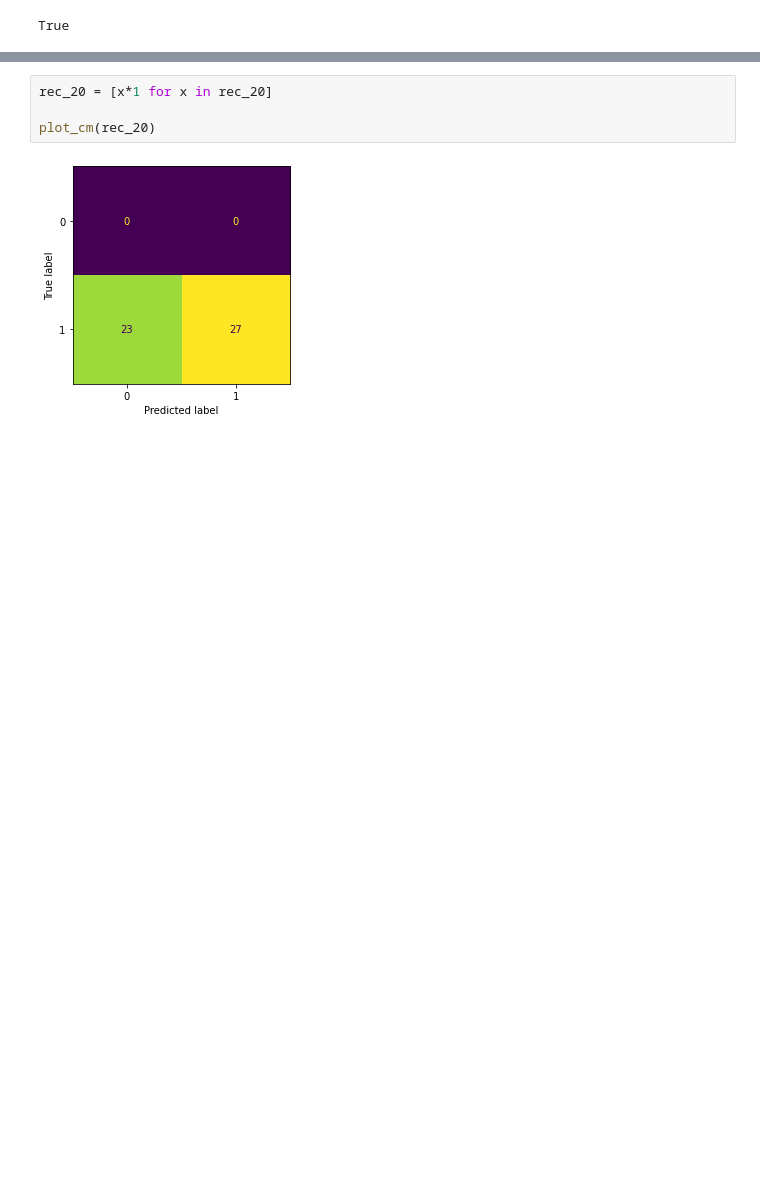
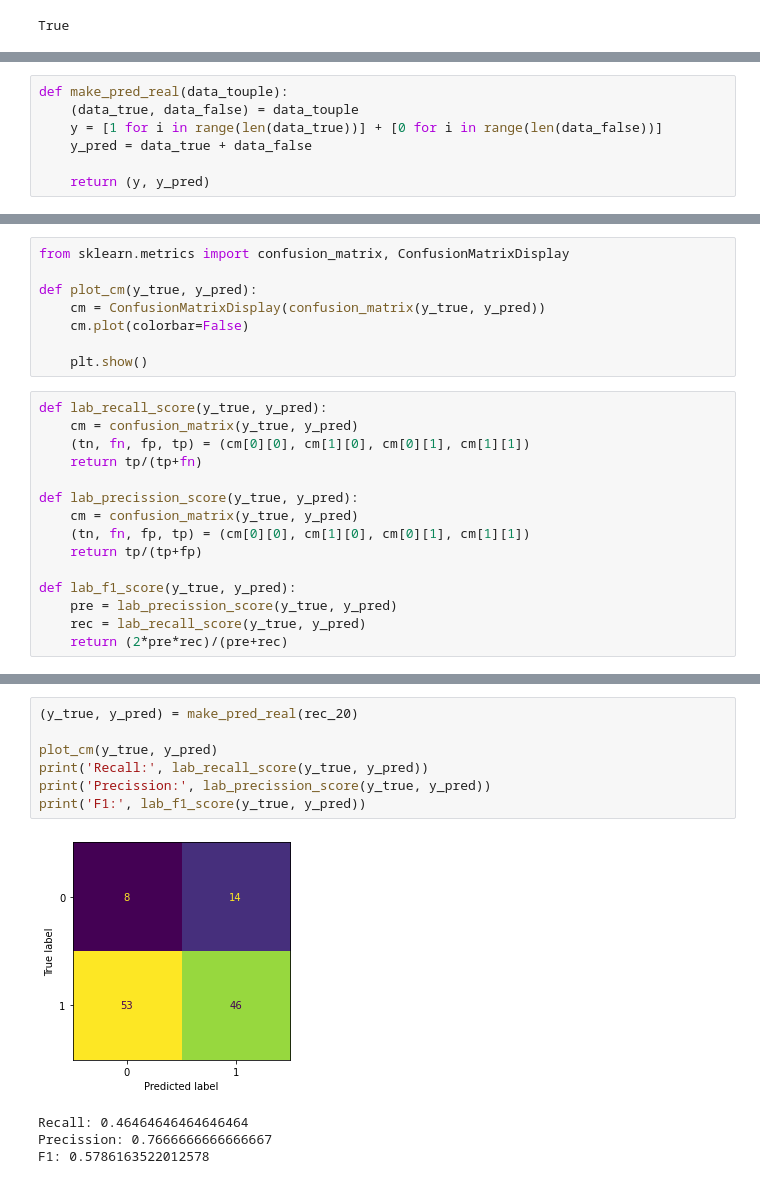
Before and after one commit to hoanganhlinh/WB_Asia_Laura_Pawel, a Jupyter notebook: model1.ipynb, the cells around one changed output, grey strips where cells are left out. Drawn from its saved outputs; the diff is of its cells as text; blank space fills up the shorter version.

```diff
--- a/model1.ipynb
+++ b/model1.ipynb
@@ -445,0 +416,7 @@ plot_cm(rec_100)
+# %%
+def make_pred_real(data_touple):
+    (data_true, data_false) = data_touple
+    y = [1 for i in range(len(data_true))] + [0 for i in range(len(data_false))]
+    y_pred = data_true + data_false
+
+    return (y, y_pred)
@@ -445,0 +425,23 @@ plot_cm(rec_100)
+# %%
+from sklearn.metrics import confusion_matrix, ConfusionMatrixDisplay
+
+def plot_cm(y_true, y_pred):
+    cm = ConfusionMatrixDisplay(confusion_matrix(y_true, y_pred))
+    cm.plot(colorbar=False)
+
+    plt.show()
+# %%
+def lab_recall_score(y_true, y_pred):
+    cm = confusion_matrix(y_true, y_pred)
+    (tn, fn, fp, tp) = (cm[0][0], cm[1][0], cm[0][1], cm[1][1])
+    return tp/(tp+fn)
+
+def lab_precission_score(y_true, y_pred):
+    cm = confusion_matrix(y_true, y_pred)
+    (tn, fn, fp, tp) = (cm[0][0], cm[1][0], cm[0][1], cm[1][1])
+    return tp/(tp+fp)
+
+def lab_f1_score(y_true, y_pred):
+    pre = lab_precission_score(y_true, y_pred)
+    rec = lab_recall_score(y_true, y_pred)
+    return (2*pre*rec)/(pre+rec)
@@ -446,7 +460,13 @@ plot_cm(rec_100)
 # %%
-rec_20 = [x*1 for x in rec_20]
+(y_true, y_pred) = make_pred_real(rec_20)
 
-plot_cm(rec_20)
+plot_cm(y_true, y_pred)
+print('Recall:', lab_recall_score(y_true, y_pred))
+print('Precission:', lab_precission_score(y_true, y_pred))
+print('F1:', lab_f1_score(y_true, y_pred))
 # %% [output]
-[figure, old version]
+[figure, new version]
+Recall: 0.46464646464646464
+Precission: 0.7666666666666667
+F1: 0.5786163522012578
 # %%
```
Also changed, not shown: parts of 21 cells of this notebook.
